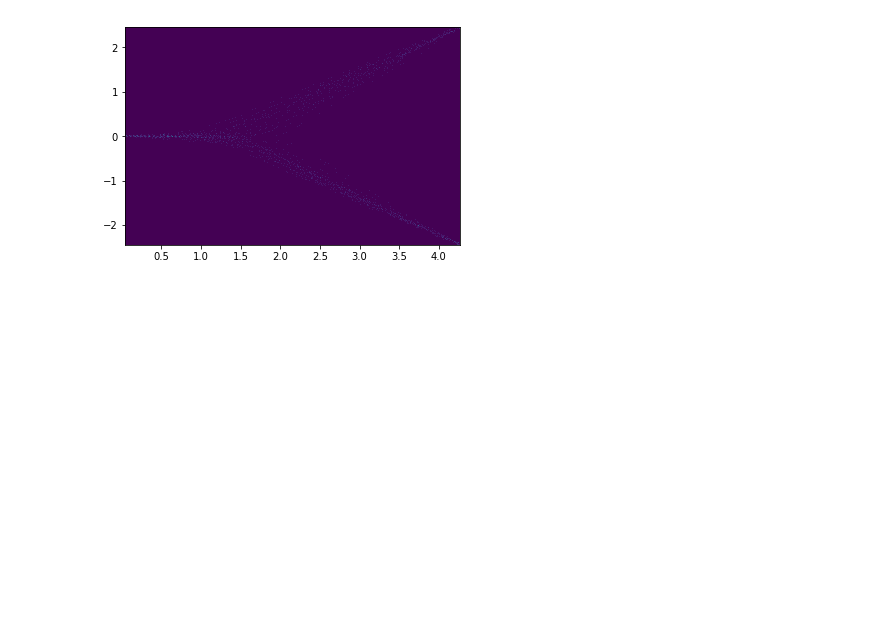
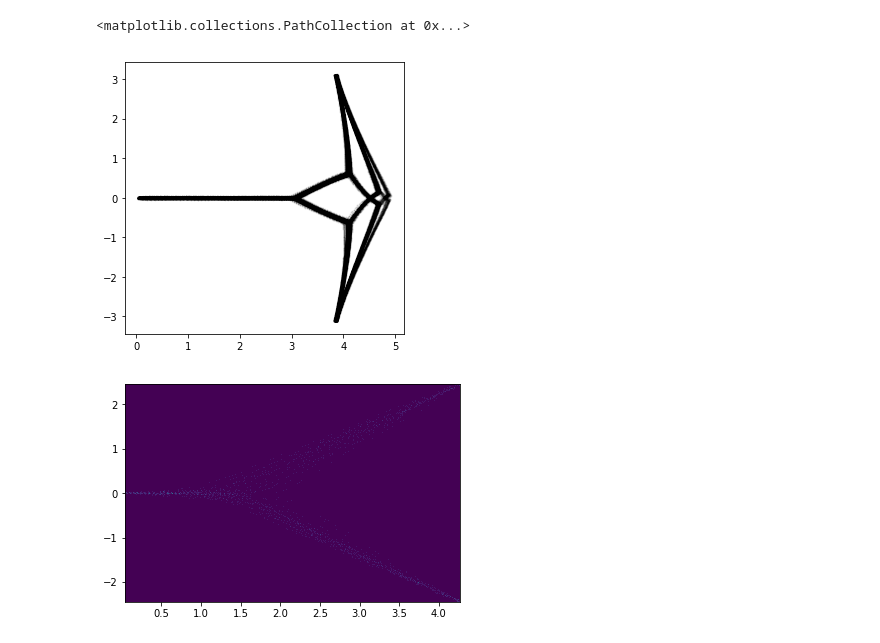
Before and after one commit to vivekhsridhar/decision_geometry, a Jupyter notebook: decision_geometry/output/bifurcation_plots.ipynb, the cells around one changed output. Saved outputs shown, nothing was run; the diff lists cells and outputs as text; code cells hidden in the pictures; blank space fills up the shorter version.

```diff
--- a/decision_geometry/output/bifurcation_plots.ipynb
+++ b/decision_geometry/output/bifurcation_plots.ipynb
@@ -42,3 +43,10 @@ plt.savefig('/Users/vivekhsridhar/Documents/Code/Python/fly-matrix/figures/traje
+# %%
+plt.figure(figsize=(5,5))
+plt.scatter(xs, ys, c='black', s=1, alpha=0.1)
+#plt.savefig('/Users/vivekhsridhar/Documents/Code/Python/fly-matrix/figures/trajectories_' + str(nPosts) + '_simulation.png', format='png', dpi=300)
+# %% [output]
+<matplotlib.collections.PathCollection at 0x...>
+[figure, added]
 # %%
 nbins = 500
 h,xedge,yedge,image = plt.hist2d(xs,ys, bins=nbins, normed=True)
```
Also changed, not shown: parts of 2 cells of this notebook, 8 other files.
